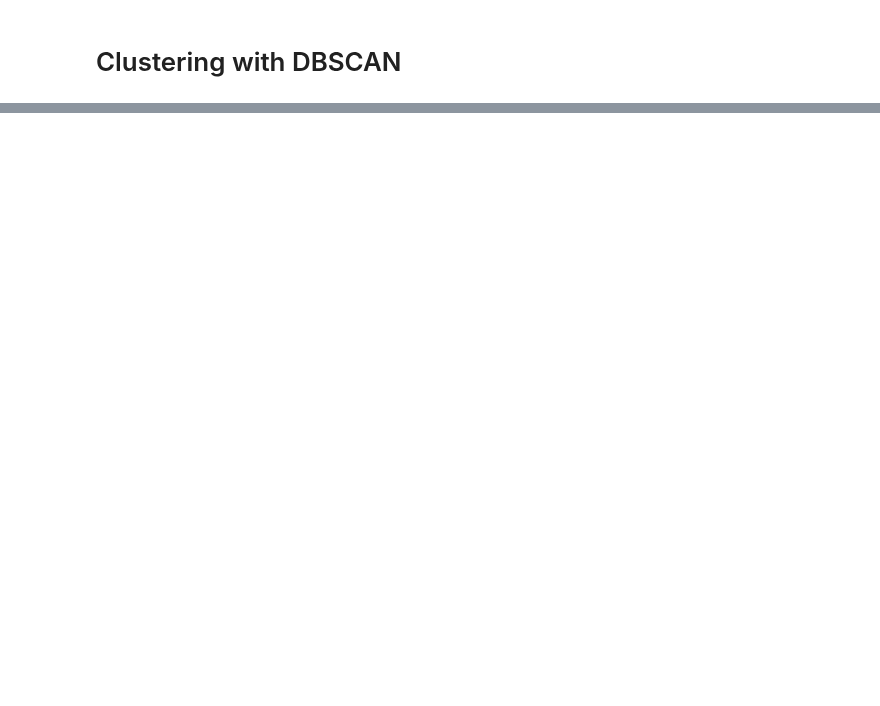
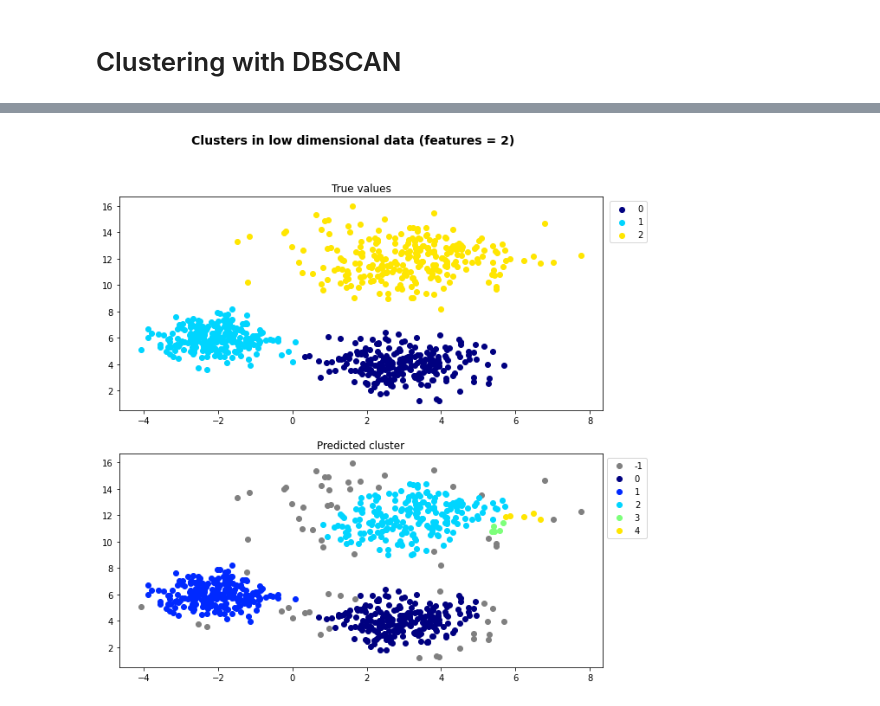
Before and after one commit to rueedlinger/machine-learning-snippets, a Jupyter notebook: notebooks/unsupervised/clustering/dbscan/clustering_dbscan.ipynb, the cells around one changed output, grey strips where cells are left out. Cells and saved outputs as stored; diff of their text form; code cells hidden in the pictures; blank space fills up the shorter version.

```diff
--- a/notebooks/unsupervised/clustering/dbscan/clustering_dbscan.ipynb
+++ b/notebooks/unsupervised/clustering/dbscan/clustering_dbscan.ipynb
@@ -128,0 +80,16 @@ _ = plt.legend(bbox_to_anchor=(1.25, 1))
+# %%
+X, y = datasets.make_blobs(n_samples=750, centers=[[3,4],[-2,6],[3,12]], cluster_std=[1, 0.8, 1.5],
+                            random_state=0)
+# %%
+n_clusters=3
+
+dbscan = cluster.DBSCAN(eps=0.5, min_samples=5)
+label = dbscan.fit_predict(X)
+
+predicted_clusters = np.unique(label)
+true_clusters = list(range(0, n_clusters))
+# %%
+df = pd.DataFrame(X, columns=['X1', 'X2'])
+df['true_cluster'] = y
+df['predicted_cluster'] = label
+df.head()
@@ -128,0 +103,22 @@ _ = plt.legend(bbox_to_anchor=(1.25, 1))
+# %%
+fig, (ax1, ax2) = plt.subplots(2, 1, sharey=True, figsize=(10, 10))
+
+fig.suptitle('Clusters in low dimensional data (features = {})'.format(np.shape(X)[1]), fontsize=14, fontweight='bold')
+
+
+ax1.set_title('True values')
+for i in true_clusters:
+    ax1.scatter(df[df.true_cluster == i].X1, df[df.true_cluster == i].X2, label=i, color=get_color(i, len(true_clusters)))
+
+
+
+ax2.set_title('Predicted cluster')
+for i in predicted_clusters:
+    ax2.scatter(df[df.predicted_cluster == i].X1, df[df.predicted_cluster == i].X2, label=i, color=get_color(i, len(predicted_clusters)))
+
+ax1.legend(bbox_to_anchor=(1.1, 1))
+ax2.legend(bbox_to_anchor=(1.1, 1))
+
+plt.show()
+# %% [output]
+[figure, added]
```
Also changed, not shown: parts of 17 cells of this notebook, 7 other files.
